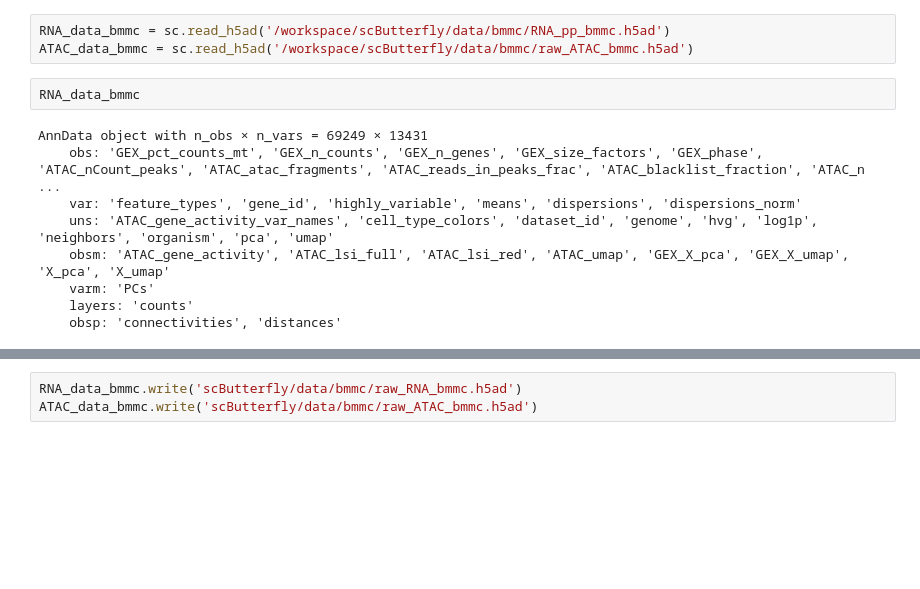
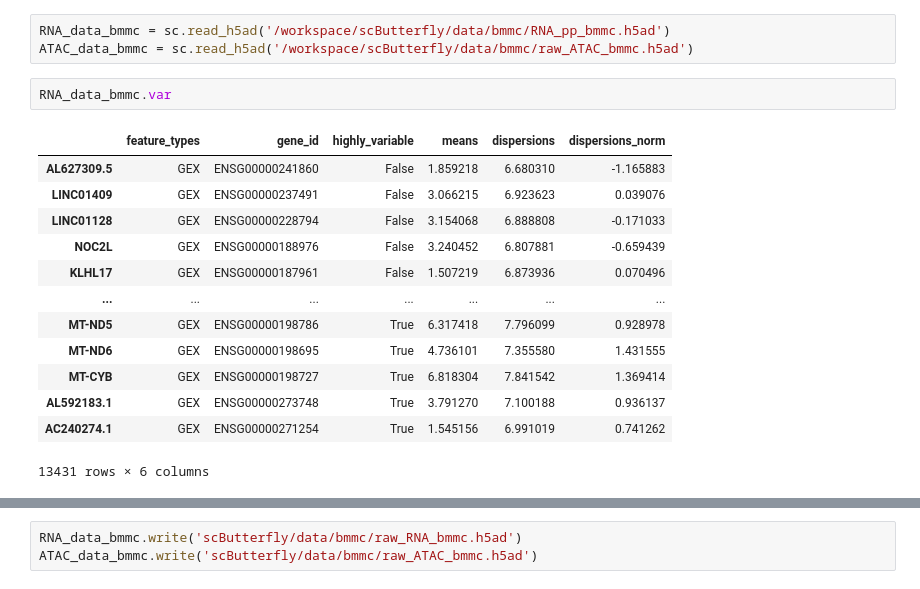
Before and after one commit to preet2706/scButterfly, a Jupyter notebook: datasets.ipynb, the cells around one changed output, grey strips where cells are left out. Saved outputs shown, nothing was run; the diff lists cells and outputs as text; blank space fills up the shorter version.

```diff
--- a/datasets.ipynb
+++ b/datasets.ipynb
@@ -256,14 +260,19 @@ ATAC_data_bmmc = bmmc_data[:, bmmc_data.var['feature_types'] == 'ATAC'].copy()
 RNA_data_bmmc = sc.read_h5ad('/workspace/scButterfly/data/bmmc/RNA_pp_bmmc.h5ad')
 ATAC_data_bmmc = sc.read_h5ad('/workspace/scButterfly/data/bmmc/raw_ATAC_bmmc.h5ad')
 # %%
-RNA_data_bmmc
+RNA_data_bmmc.var
 # %% [output]
+|  | feature_types | gene_id | highly_variable | means | dispersions | dispersions_norm |
+| AL627309.5 | GEX | ENSG00000241860 | False | 1.859218 | 6.680310 | -1.165883 |
+| LINC01409 | GEX | ENSG00000237491 | False | 3.066215 | 6.923623 | 0.039076 |
+| LINC01128 | GEX | ENSG00000228794 | False | 3.154068 | 6.888808 | -0.171033 |
+| NOC2L | GEX | ENSG00000188976 | False | 3.240452 | 6.807881 | -0.659439 |
+| KLHL17 | GEX | ENSG00000187961 | False | 1.507219 | 6.873936 | 0.070496 |
+| ... | ... | ... | ... | ... | ... | ... |
+| MT-ND5 | GEX | ENSG00000198786 | True | 6.317418 | 7.796099 | 0.928978 |
+| MT-ND6 | GEX | ENSG00000198695 | True | 4.736101 | 7.355580 | 1.431555 |
+| MT-CYB | GEX | ENSG00000198727 | True | 6.818304 | 7.841542 | 1.369414 |
+| AL592183.1 | GEX | ENSG00000273748 | True | 3.791270 | 7.100188 | 0.936137 |
+| AC240274.1 | GEX | ENSG00000271254 | True | 1.545156 | 6.991019 | 0.741262 |
-AnnData object with n_obs × n_vars = 69249 × 13431
-    obs: 'GEX_pct_counts_mt', 'GEX_n_counts', 'GEX_n_genes', 'GEX_size_factors', 'GEX_phase', 'ATAC_nCount_peaks', 'ATAC_atac_fragments', 'ATAC_reads_in_peaks_frac', 'ATAC_blacklist_fraction', 'ATAC_n ...
-    var: 'feature_types', 'gene_id', 'highly_variable', 'means', 'dispersions', 'dispersions_norm'
-    uns: 'ATAC_gene_activity_var_names', 'cell_type_colors', 'dataset_id', 'genome', 'hvg', 'log1p', 'neighbors', 'organism', 'pca', 'umap'
-    obsm: 'ATAC_gene_activity', 'ATAC_lsi_full', 'ATAC_lsi_red', 'ATAC_umap', 'GEX_X_pca', 'GEX_X_umap', 'X_pca', 'X_umap'
-    varm: 'PCs'
-    layers: 'counts'
-    obsp: 'connectivities', 'distances'
+13431 rows × 6 columns
 # %%
```
Also changed, not shown: parts of 7 cells of this notebook, 1 other file.
